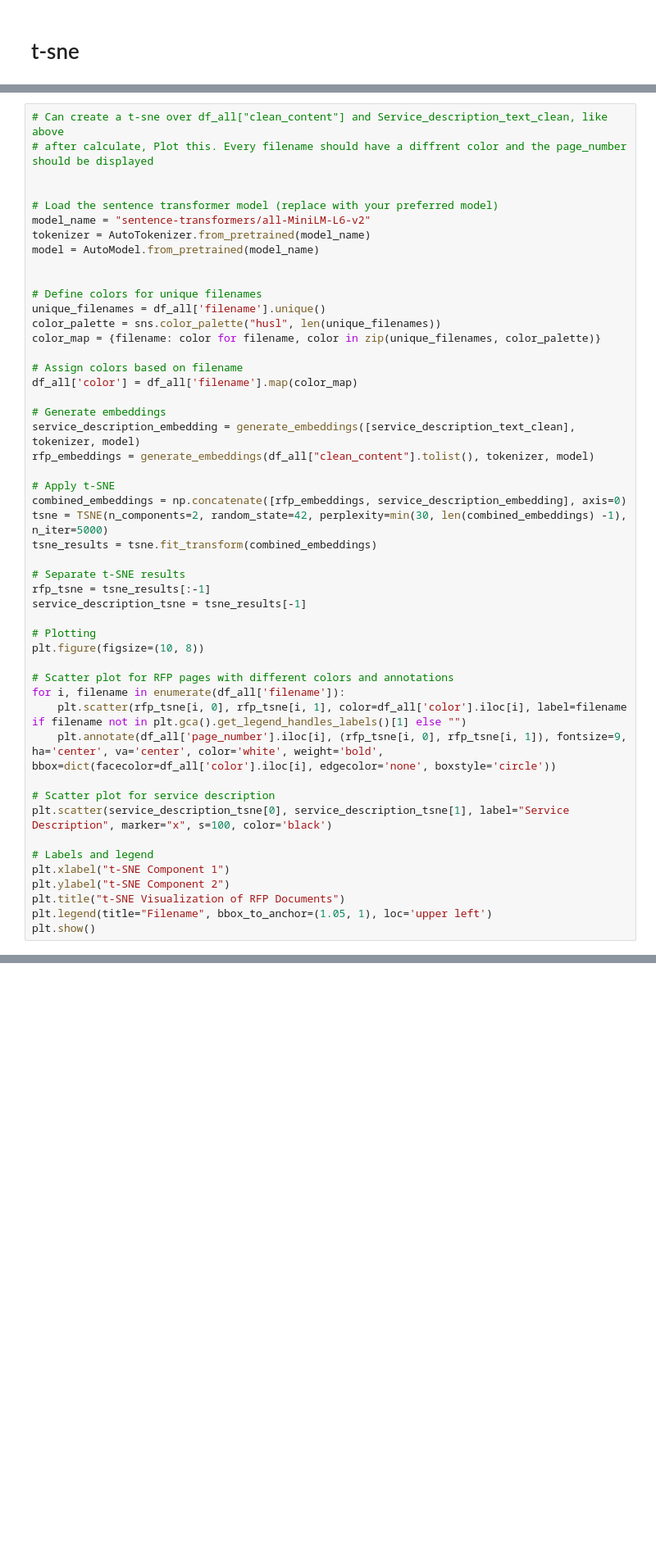
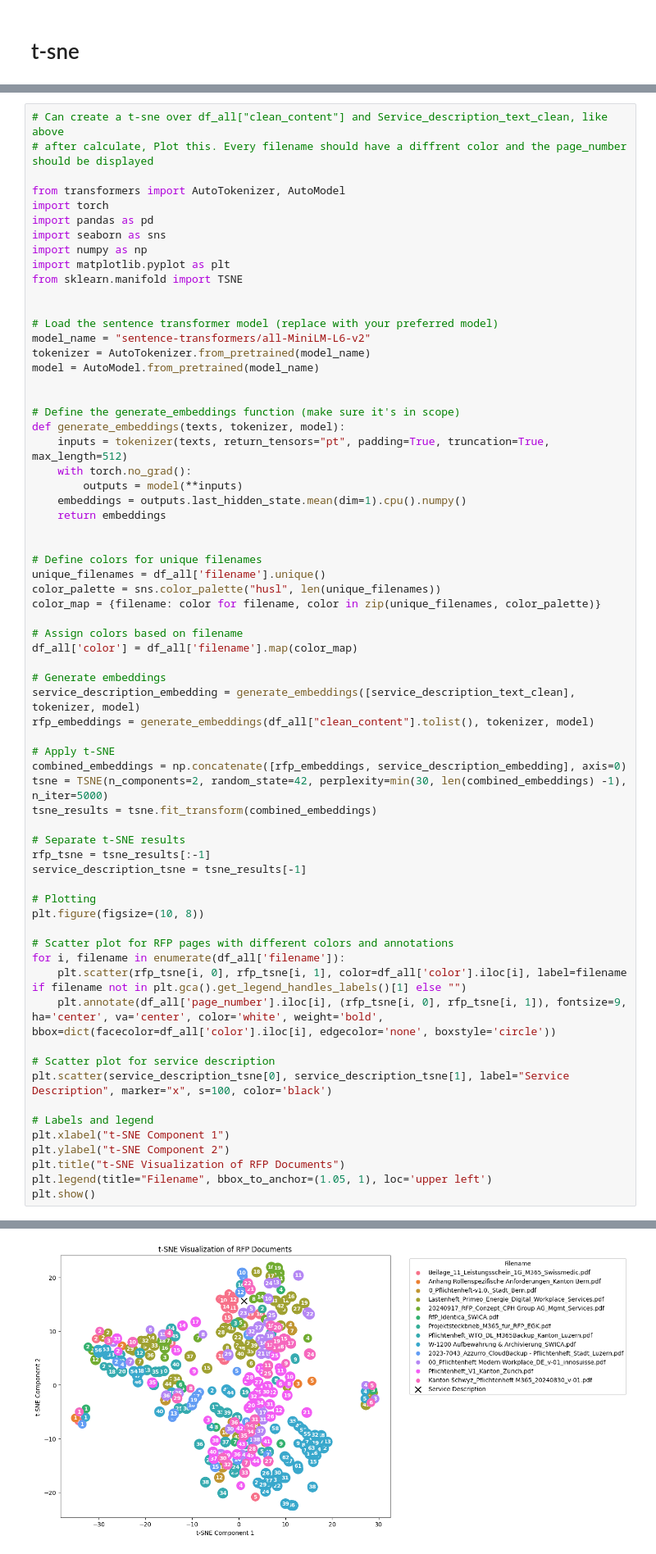
Before and after one commit to Dominique96/CAS_Python, a Jupyter notebook: PHITest.ipynb, the cells around one changed output, grey strips where cells are left out. Shown at 82% size. Cells and saved outputs as stored; diff of their text form; blank space fills up the shorter version.

```diff
--- a/PHITest.ipynb
+++ b/PHITest.ipynb
@@ -1088,12 +1090,29 @@ from transformers import AutoTokenizer, AutoModel
 # %%
 # Can create a t-sne over df_all["clean_content"] and Service_description_text_clean, like above
 # after calculate, Plot this. Every filename should have a diffrent color and the page_number should be displayed
+
+from transformers import AutoTokenizer, AutoModel
+import torch
+import pandas as pd
+import seaborn as sns
+import numpy as np
+import matplotlib.pyplot as plt
+from sklearn.manifold import TSNE
 
 
 # Load the sentence transformer model (replace with your preferred model)
 model_name = "sentence-transformers/all-MiniLM-L6-v2"
 tokenizer = AutoTokenizer.from_pretrained(model_name)
 model = AutoModel.from_pretrained(model_name)
+
+
+# Define the generate_embeddings function (make sure it's in scope)
+def generate_embeddings(texts, tokenizer, model):
+    inputs = tokenizer(texts, return_tensors="pt", padding=True, truncation=True, max_length=512)
+    with torch.no_grad():
+        outputs = model(**inputs)
+    embeddings = outputs.last_hidden_state.mean(dim=1).cpu().numpy()
+    return embeddings
 
 
 # Define colors for unique filenames
@@ -1144,3 +1157,4 @@ NameError: name 'df_all' is not defined
+[figure, added]
 # %% [markdown]
 ## TF-IDF für Schlüsselbegriffe
 
```
Also changed, not shown: parts of 2 cells of this notebook.
